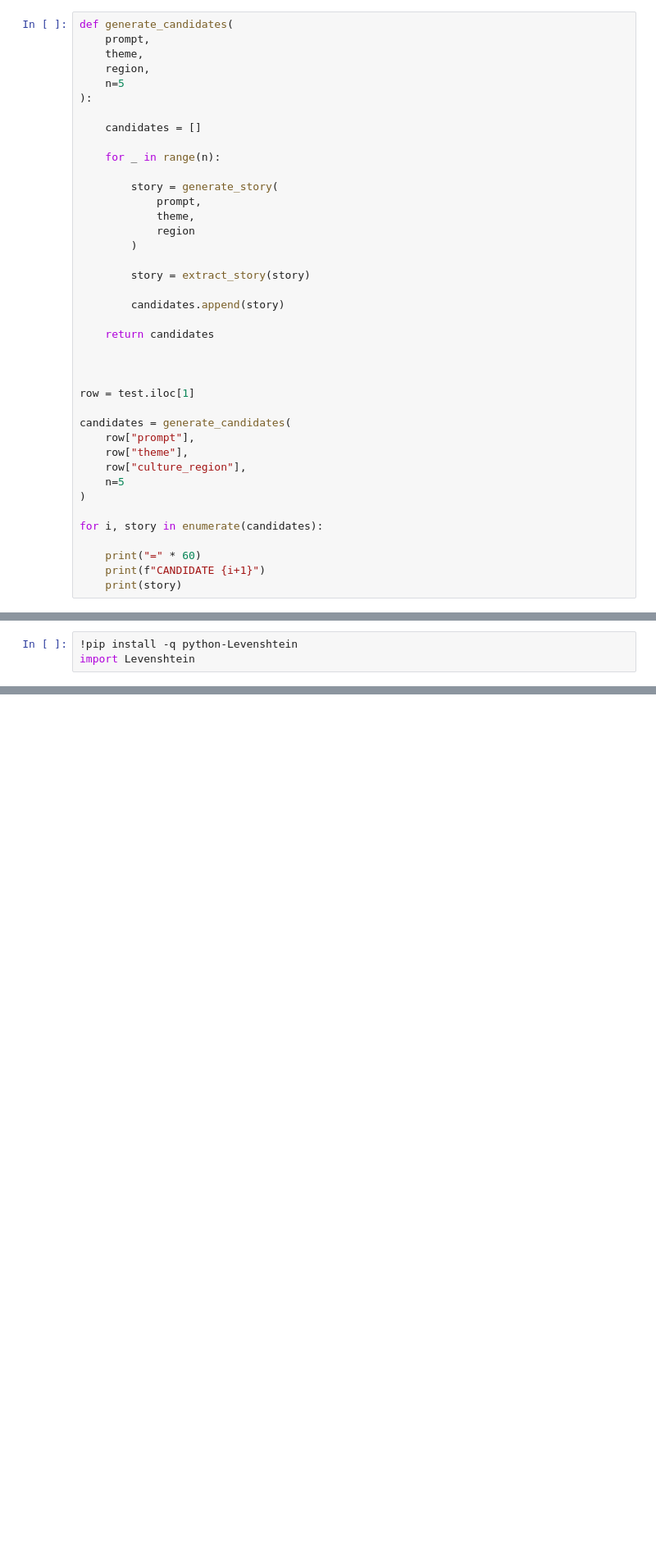
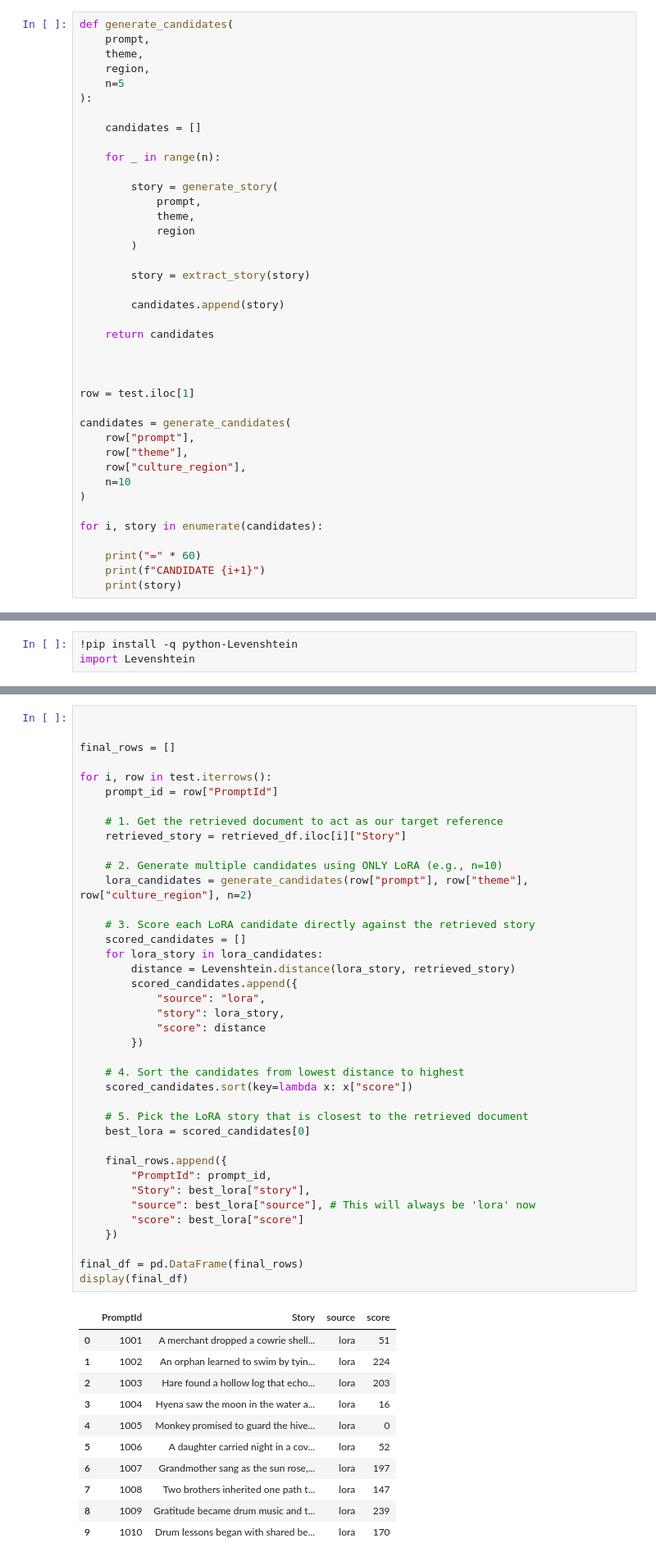
Before and after one commit to flexydave/slm, a Jupyter notebook: final-submission.ipynb, the cells around one changed output, grey strips where cells are left out. Shown at 82% size. Drawn from its saved outputs; the diff is of its cells as text; blank space fills up the shorter version.

```diff
--- a/final-submission.ipynb
+++ b/final-submission.ipynb
@@ -453,7 +453,7 @@ candidates = generate_candidates(
     row["prompt"],
     row["theme"],
     row["culture_region"],
-    n=5
+    n=10
 )
 
 for i, story in enumerate(candidates):
@@ -616,3 +485,54 @@ display(final_df)
+# %%
+
+
+final_rows = []
+
+for i, row in test.iterrows():
+    prompt_id = row["PromptId"]
+
+    # 1. Get the retrieved document to act as our target reference
+    retrieved_story = retrieved_df.iloc[i]["Story"]
+
+    # 2. Generate multiple candidates using ONLY LoRA (e.g., n=10)
+    lora_candidates = generate_candidates(row["prompt"], row["theme"], row["culture_region"], n=2)
+
+    # 3. Score each LoRA candidate directly against the retrieved story
+    scored_candidates = []
+    for lora_story in lora_candidates:
+        distance = Levenshtein.distance(lora_story, retrieved_story)
+        scored_candidates.append({
+            "source": "lora",
+            "story": lora_story,
+            "score": distance
+        })
+
+    # 4. Sort the candidates from lowest distance to highest
+    scored_candidates.sort(key=lambda x: x["score"])
+
+    # 5. Pick the LoRA story that is closest to the retrieved document
+    best_lora = scored_candidates[0]
+
+    final_rows.append({
+        "PromptId": prompt_id,
+        "Story": best_lora["story"],
+        "source": best_lora["source"], # This will always be 'lora' now
+        "score": best_lora["score"]
+    })
+
+final_df = pd.DataFrame(final_rows)
+display(final_df)
+# %% [output]
+|  | PromptId | Story | source | score |
+| 0 | 1001 | A merchant dropped a cowrie shell... | lora | 51 |
+| 1 | 1002 | An orphan learned to swim by tyin... | lora | 224 |
+| 2 | 1003 | Hare found a hollow log that echo... | lora | 203 |
+| 3 | 1004 | Hyena saw the moon in the water a... | lora | 16 |
+| 4 | 1005 | Monkey promised to guard the hive... | lora | 0 |
+| 5 | 1006 | A daughter carried night in a cov... | lora | 52 |
+| 6 | 1007 | Grandmother sang as the sun rose,... | lora | 197 |
+| 7 | 1008 | Two brothers inherited one path t... | lora | 147 |
+| 8 | 1009 | Gratitude became drum music and t... | lora | 239 |
+| 9 | 1010 | Drum lessons began with shared be... | lora | 170 |
 # %%
 for _, row in final_df.iterrows():
 
```
Also changed, not shown: parts of 9 cells of this notebook.
